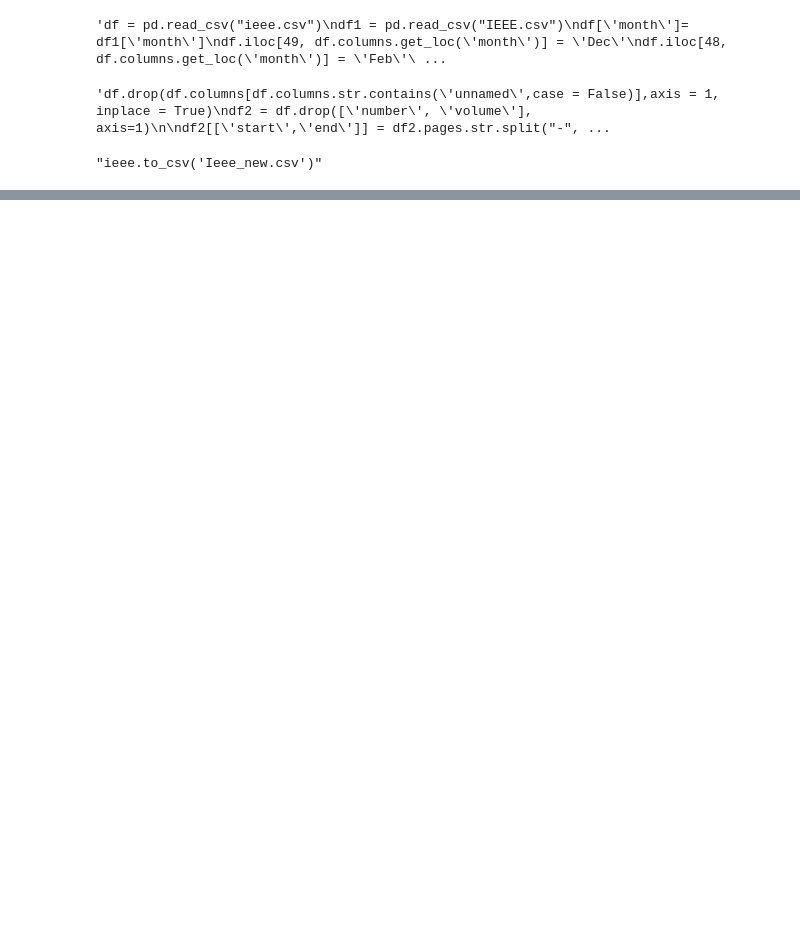
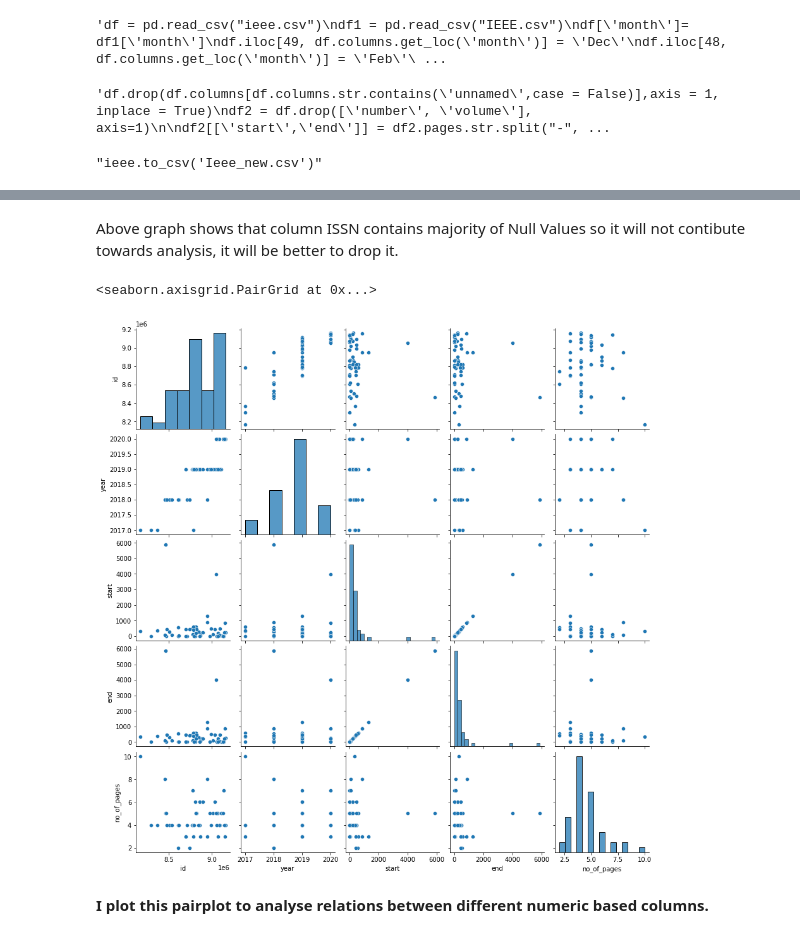
Before and after one commit to rohith1001/SSD24_SLR-Reporting_After_Data_Cleansing, a Jupyter notebook: IEEE_Visualizations.ipynb, the cells around one changed output, grey strips where cells are left out. Drawn from its saved outputs; the diff is of its cells as text; code cells hidden in the pictures; blank space fills up the shorter version.

```diff
--- a/IEEE_Visualizations.ipynb
+++ b/IEEE_Visualizations.ipynb
@@ -41,0 +82,9 @@ ieee.head(5)
+# %% [markdown]
+Above graph shows that column ISSN contains majority of Null Values so it will not contibute towards analysis, it will be better to drop it.
+# %%
+sns.pairplot(ieee)
+# %% [output]
+<seaborn.axisgrid.PairGrid at 0x...>
+[figure, added]
+# %% [markdown]
+**I plot this pairplot to analyse relations between different numeric based columns.**
```
Also changed, not shown: parts of 3 cells of this notebook.
